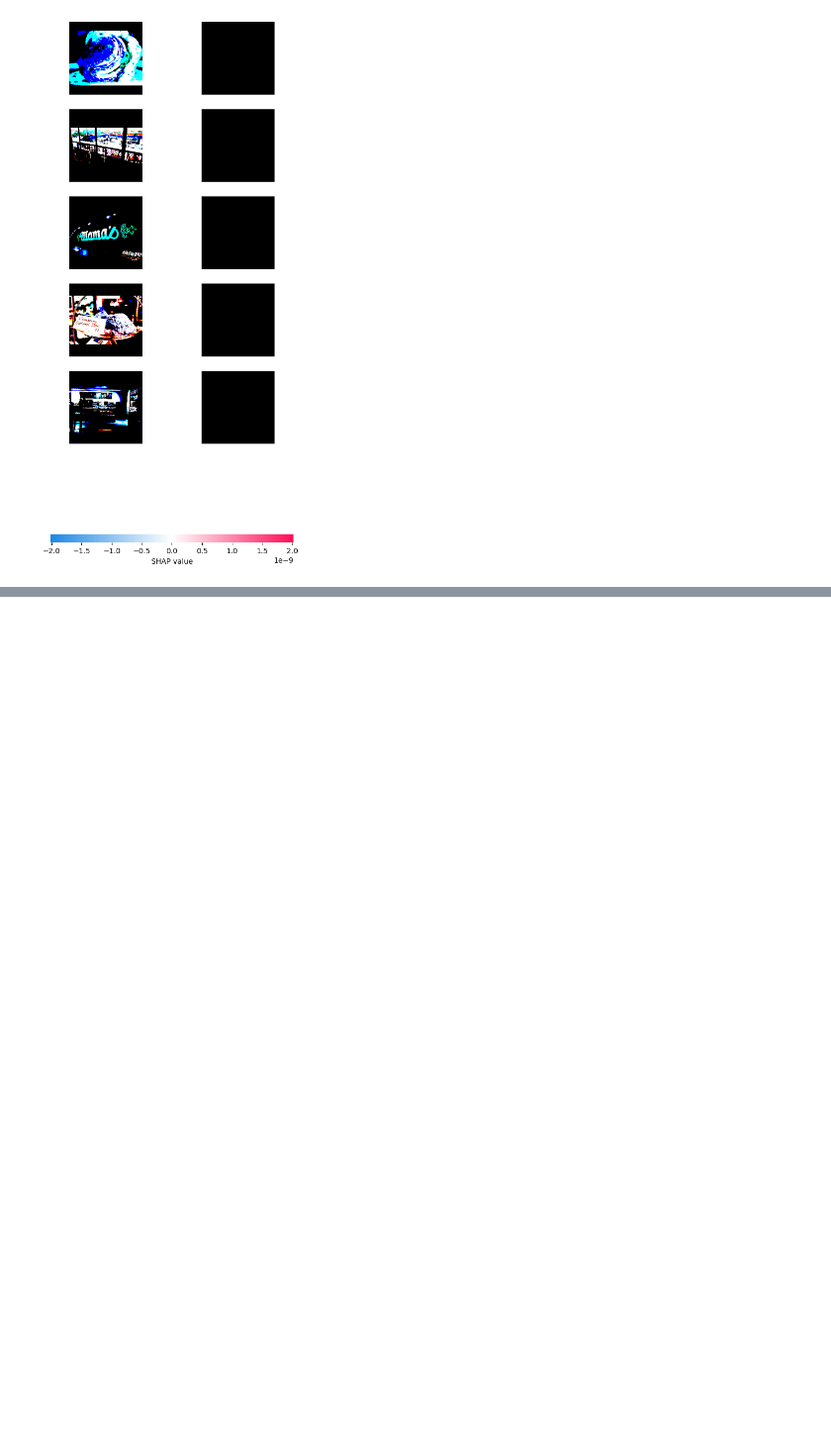
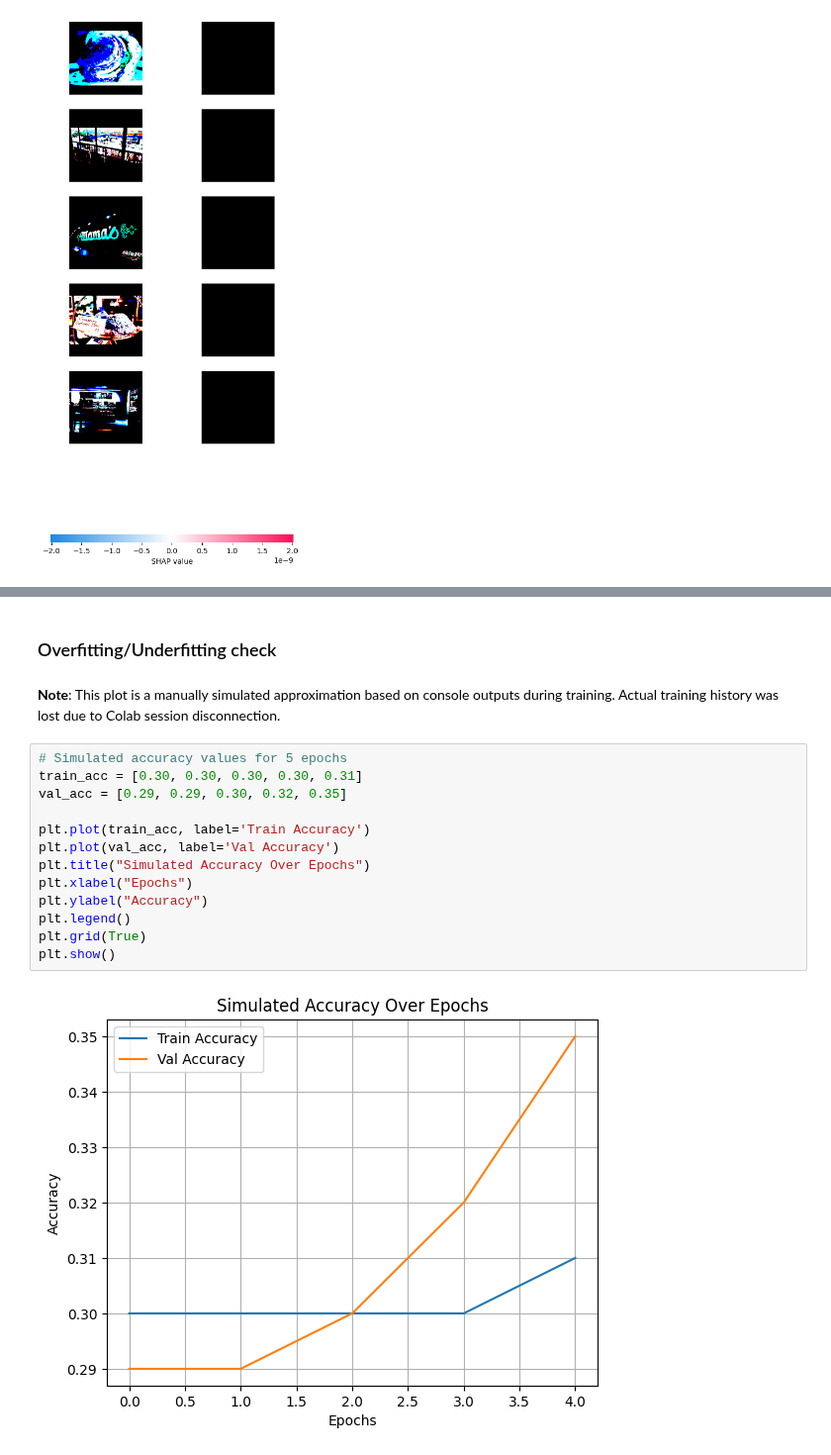
Before and after one commit to LCIT-AISC-T3-S25/Group3, a Jupyter notebook: AISC2008_CV Assignment 1.ipynb, the cells around one changed output, grey strips where cells are left out. Shown at 99% size. Drawn from its saved outputs; the diff is of its cells as text; blank space fills up the shorter version.

```diff
--- a/AISC2008_CV Assignment 1.ipynb
+++ b/AISC2008_CV Assignment 1.ipynb
@@ -1437,0 +1608,19 @@ Clipping input data to the valid range for imshow with RGB data ([0..1] for floa
+# %% [markdown]
+### Overfitting/Underfitting check
+# %% [markdown]
+**Note**: This plot is a manually simulated approximation based on console outputs during training. Actual training history was lost due to Colab session disconnection.
+# %%
+# Simulated accuracy values for 5 epochs
+train_acc = [0.30, 0.30, 0.30, 0.30, 0.31]
+val_acc = [0.29, 0.29, 0.30, 0.32, 0.35]
+
+plt.plot(train_acc, label='Train Accuracy')
+plt.plot(val_acc, label='Val Accuracy')
+plt.title("Simulated Accuracy Over Epochs")
+plt.xlabel("Epochs")
+plt.ylabel("Accuracy")
+plt.legend()
+plt.grid(True)
+plt.show()
+# %% [output]
+[figure, added]
```
Also changed, not shown: parts of 23 cells of this notebook.
